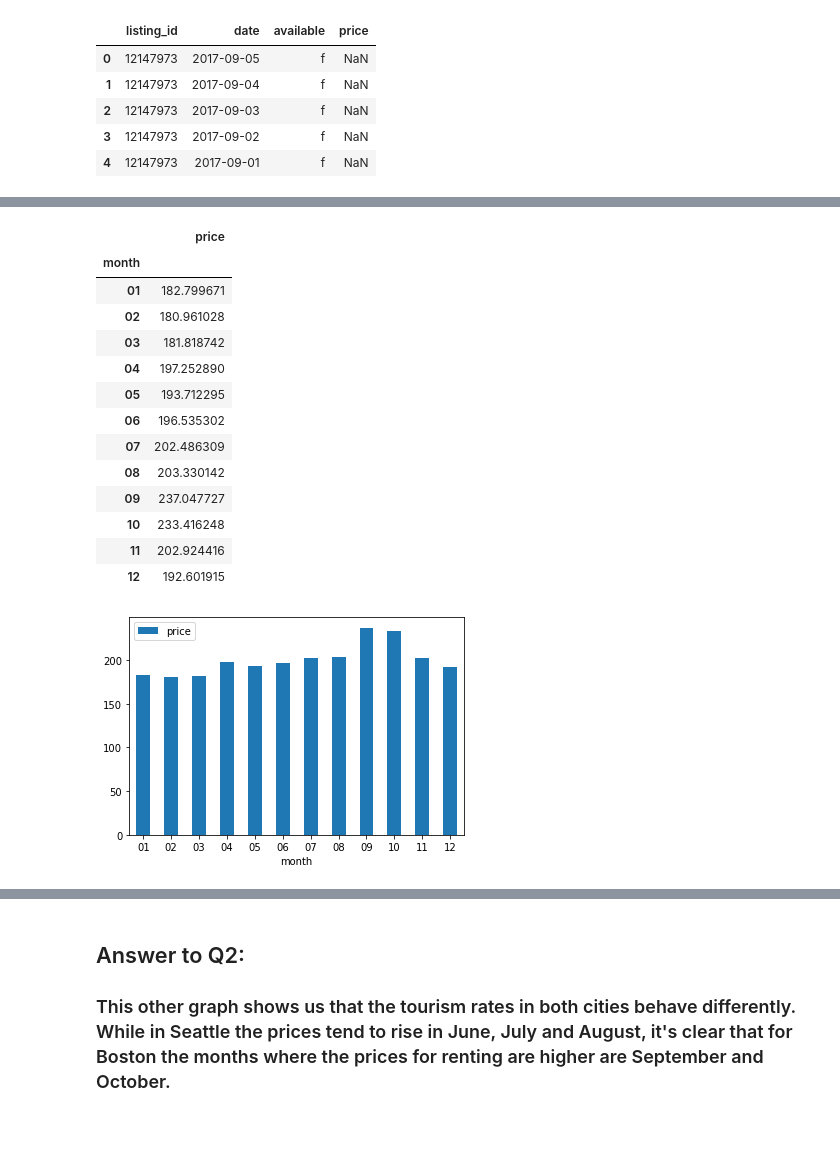
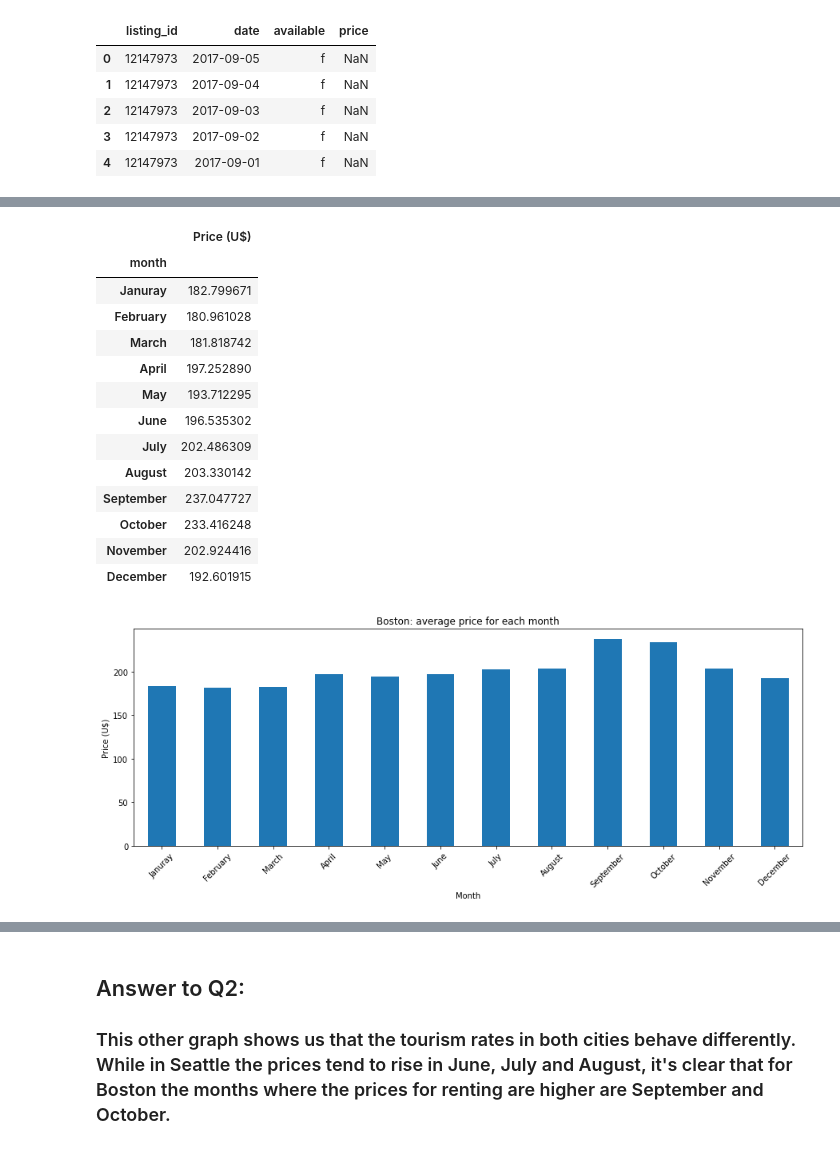
Before and after one commit to alerlemos/DataScienceNanoDegree_Udacity, a Jupyter notebook: Project 1 - Writing a Data Scientist Blog Post/Project 1 - Airbnb Analysis.ipynb, the cells around one changed output, grey strips where cells are left out. Cells and saved outputs as stored; diff of their text form; code cells hidden in the pictures.

```diff
--- a/Project 1 - Writing a Data Scientist Blog Post/Project 1 - Airbnb Analysis.ipynb
+++ b/Project 1 - Writing a Data Scientist Blog Post/Project 1 - Airbnb Analysis.ipynb
@@ -55 +46,35 @@ sea_cal_pr.head()
+# %%
+def avg_price_month(df):
+    '''
+    Info:
+        This function performs transformations on the dataframe to obtain the average price for each month
+    -----------
+    Input:
+        df: Dataframe used (type: pandas Dataframe)
+    -----------
+    Output:
+        df_pr_month : Dataframe with the average price for each month (type: pandas Dataframe)
+    '''
+
+    # Creating a dataset with only the registers that have a price
+    df_pr = df[df['available'] == 't']
+
+    # Obtaining the month and year of each date and saving it as a new feature
+    df_pr['month'] = df_pr['date'].apply(lambda z: z.split('-')[1])
+
+    # Droping the id and avaiable columns and changing the type of the price column to float
+    df_pr = df_pr.drop(columns = ['listing_id', 'available'])
+    df_pr['price'] = df_pr['price'].apply(lambda x: x.replace('$', '')).apply(lambda y: y.replace(',', '')).astype(float)
+
+    # Obtaining the average price for each month
+    df_pr_month = df_pr.groupby(['month']).mean()
+
+    # Renaiming the index
+    df_pr_month.rename(index={'01': 'Januray', '02': 'February', '03': 'March', '04': 'April', '05': 'May', '06': 'June',
+                              '07': 'July', '08': 'August', '09': 'September', '10': 'October', '11': 'November',
+                              '12': 'December'},
+                       columns={'price': 'Price (U$)'},
+                       inplace = True)
+
+    return df_pr_month
 # %%
@@ -120,28 +117,23 @@ bos_cal_pr.head()
 # %%
-# Aplying the same transformations to this dataset
-# Droping the id and avaiable columns and changing the type of the price column to float
-bos_cal_pr = bos_cal_pr.drop(columns = ['listing_id', 'available'])
-bos_cal_pr['price'] = bos_cal_pr['price'].apply(lambda x: x.replace('$', '')).apply(lambda y: y.replace(',', '')).astype(float)
-
-# Obtaining the average price for each day
-bos_cal_pr_month = bos_cal_pr.groupby(['month']).mean()
+# Cleaning the data
+bos_cal_pr_month = avg_price_month(bos_cal)
 bos_cal_pr_month
 # %% [output]
-|  | price |
+|  | Price (U$) |
 | month |  |
-| 01 | 182.799671 |
-| 02 | 180.961028 |
-| 03 | 181.818742 |
-| 04 | 197.252890 |
-| 05 | 193.712295 |
-| 06 | 196.535302 |
-| 07 | 202.486309 |
-| 08 | 203.330142 |
-| 09 | 237.047727 |
-| 10 | 233.416248 |
-| 11 | 202.924416 |
-| 12 | 192.601915 |
+| Januray | 182.799671 |
+| February | 180.961028 |
+| March | 181.818742 |
+| April | 197.252890 |
+| May | 193.712295 |
+| June | 196.535302 |
+| July | 202.486309 |
+| August | 203.330142 |
+| September | 237.047727 |
+| October | 233.416248 |
+| November | 202.924416 |
+| December | 192.601915 |
 # %%
-bos_cal_pr_month.plot.bar(rot=0);
+bos_cal_pr_month.plot.bar(rot=45, figsize = [15,5], title = 'Boston: average price for each month', ylabel = 'Price (U$)', xlabel = 'Month', legend = False);
 # %% [output]
-[figure, old version]
+[figure, new version]
```
Also changed, not shown: parts of 79 cells of this notebook.
